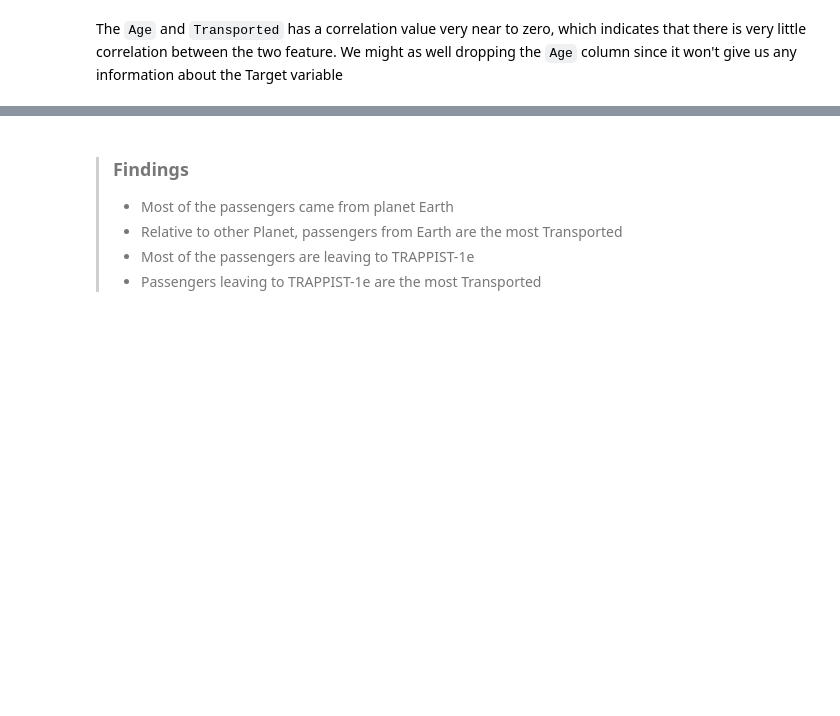
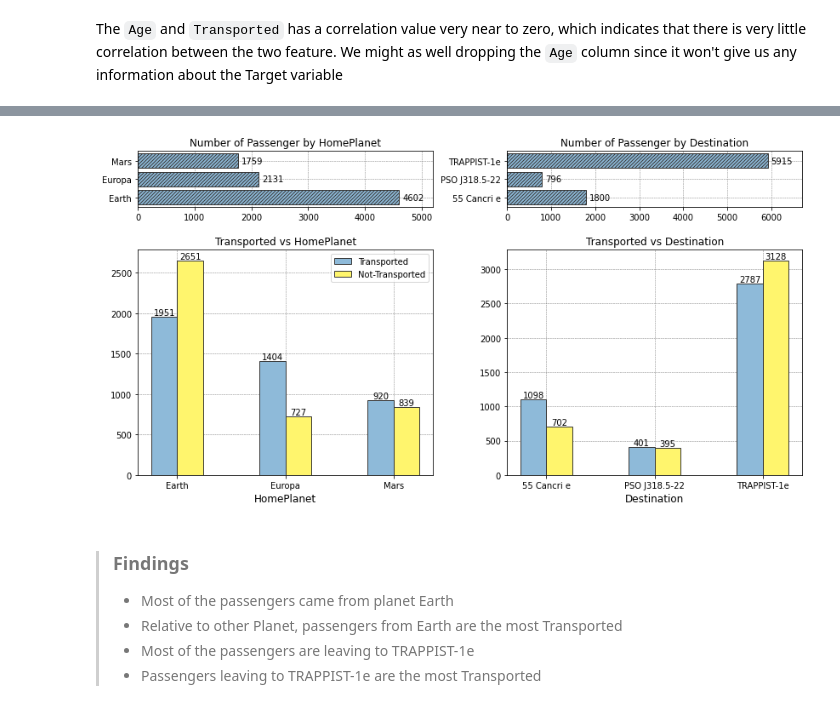
Before and after one commit to junedism/ams-classifier, a Jupyter notebook: spaceship-titanic-exploratory-data-analysis.ipynb, the cells around one changed output, grey strips where cells are left out. Drawn from its saved outputs; the diff is of its cells as text; code cells hidden in the pictures; blank space fills up the shorter version.

```diff
--- a/spaceship-titanic-exploratory-data-analysis.ipynb
+++ b/spaceship-titanic-exploratory-data-analysis.ipynb
@@ -12,6 +12,10 @@ from matplotlib.colors import ListedColormap, LinearSegmentedColormap
 # Color Setting
 
 colors = ['#8EBAD9', '#FFF56D']
+tcolor_dict = {
+    True : "#8EBAD9",
+    False : "#FFF56D"
+}
 mycmp = LinearSegmentedColormap.from_list("MyCmp", ['#8EBAD9', '#FFFFFF', '#FFF56D'], N=100)
 # %% [markdown]
 ## Loading the Data
@@ -212,7 +220,8 @@ The `Age` and `Transported` has a correlation value very near to zero, which ind
 # %%
 # Create dataframe grouped by HomePlanet and Transported
 y_home = data_train.groupby(['HomePlanet', 'Transported'])['PassengerId'].count().reset_index()
+y_home.rename(columns={'PassengerId' : 'Count'}, inplace=True)
 
 # Create dataframe grouped by Destination and Transported
 y_dest = data_train.groupby(['Destination', 'Transported'])['PassengerId'].count().reset_index()
-y_dest
+y_dest.rename(columns={'PassengerId' : 'Count'}, inplace=True)
@@ -259,3 +228,56 @@ plt.show();
+# %%
+### Ignore the messy code, i'll fix it later ###
+
+x = np.arange(3)
+width=.24
+
+gs_kw = dict(width_ratios=[1,1], height_ratios=[.4, 1.6])
+fig, ax = plt.subplots(2, 2, figsize=(14,7), gridspec_kw=gs_kw)
+fig.subplots_adjust(wspace=.25, hspace=.3)
+
+# ---------------------------------------------------------------------------------------
+bar1 = ax[0,0].barh(x, y_home.groupby(["HomePlanet"])["Count"].sum(), zorder=2, hatch='//////', ec="#383838", color=tcolor_dict[True])
+ax[0,0].bar_label(bar1, padding=4)
+ax[0,0].set_yticks(x, list(y_home["HomePlanet"].unique()))
+ax[0,0].set_xlim(right=5200)
+ax[0,0].grid(linestyle='--', linewidth=0.5, color='gray', zorder=0)
+ax[0,0].set_title("Number of Passenger by HomePlanet")
+
+# ---------------------------------------------------------------------------------------
+bar1 = ax[0,1].barh(x, y_dest.groupby(["Destination"])["Count"].sum(), zorder=2, hatch='//////', ec="#383838", color=tcolor_dict[True])
+ax[0,1].bar_label(bar1, padding=4)
+ax[0,1].set_yticks(x, list(y_dest["Destination"].unique()))
+ax[0,1].set_xlim(right=6700)
+ax[0,1].grid(linestyle='--', linewidth=0.5, color='gray', zorder=0)
+ax[0,1].set_title("Number of Passenger by Destination")
+
+# ---------------------------------------------------------------------------------------
+# HomePlanet vs Transported barchart
+bar1 = ax[1, 0].bar(x-.12, y_home[y_home["Transported"]]["Count"], width, zorder=2, color=tcolor_dict[True], ec="#383838")
+bar2 = ax[1, 0].bar(x+.12, y_home[~y_home["Transported"]]["Count"], width, zorder=2, color=tcolor_dict[False], ec="#383838")
+ax[1, 0].bar_label(bar1)
+ax[1, 0].bar_label(bar2)
+ax[1, 0].set_xticks(x, list(y_home["HomePlanet"].unique()))
+ax[1, 0].set_xlabel("HomePlanet", size=12)
+ax[1, 0].grid(linestyle='--', linewidth=0.5, color='gray', zorder=0)
+ax[1, 0].set_title("Transported vs HomePlanet")
+ax[1, 0].legend(["Transported", "Not-Transported"])
+
+# ---------------------------------------------------------------------------------------
+# Destination vs Transported barchart
+bar1 = ax[1, 1].bar(x-.12, y_dest[y_dest["Transported"]]["Count"], width, zorder=2, color=tcolor_dict[True], ec="#383838")
+bar2 = ax[1, 1].bar(x+.12, y_dest[~y_dest["Transported"]]["Count"], width, zorder=2, color=tcolor_dict[False], ec="#383838")
+ax[1, 1].bar_label(bar1)
+ax[1, 1].bar_label(bar2)
+ax[1, 1].set_xticks(x, list(y_dest["Destination"].unique()))
+ax[1, 1].set_xlabel("Destination", size=12)
+ax[1, 1].grid(linestyle='--', linewidth=0.5, color='gray', zorder=0)
+ax[1, 1].set_title("Transported vs Destination")
+
+
+plt.show();
+# %% [output]
+[figure, added]
 # %% [markdown]
 > ### Findings
 >* Most of the passengers came from planet Earth
```
Also changed, not shown: parts of 15 cells of this notebook.
